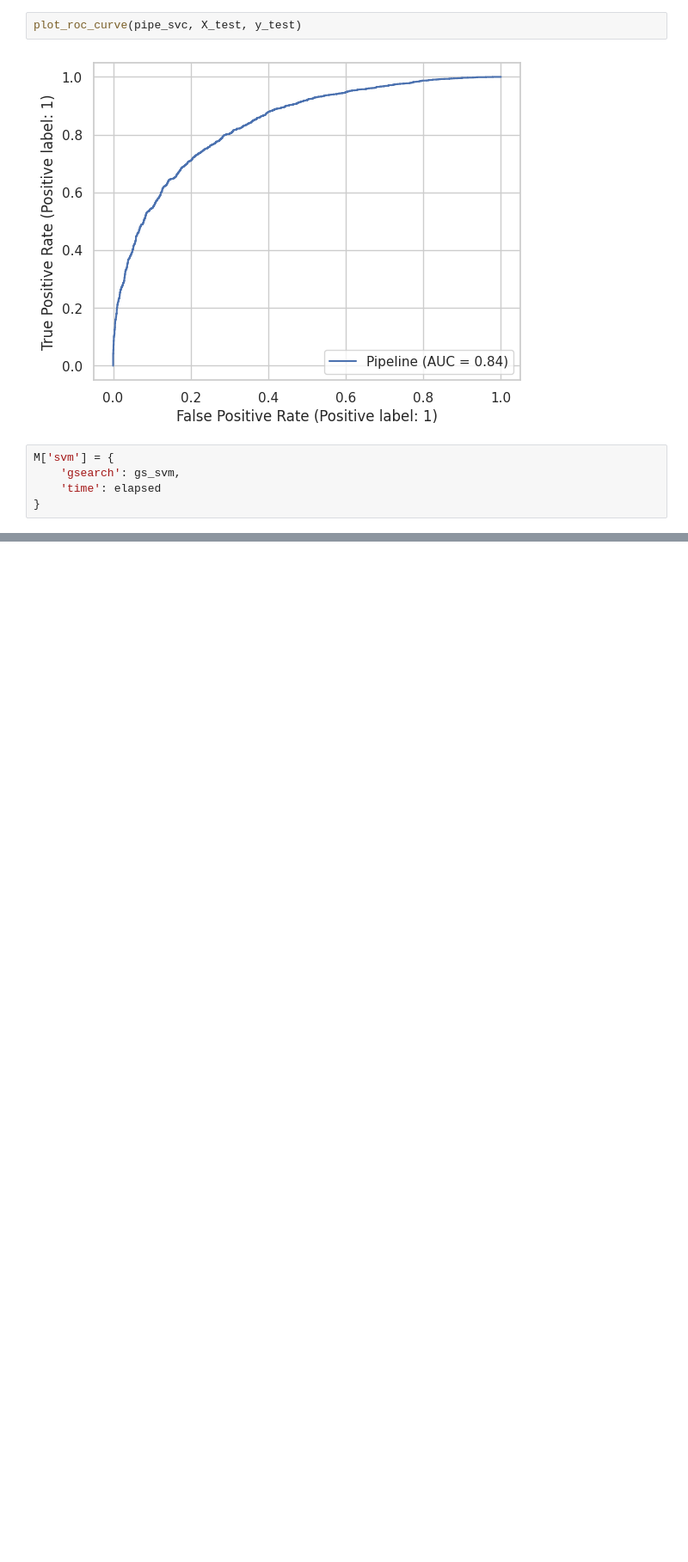
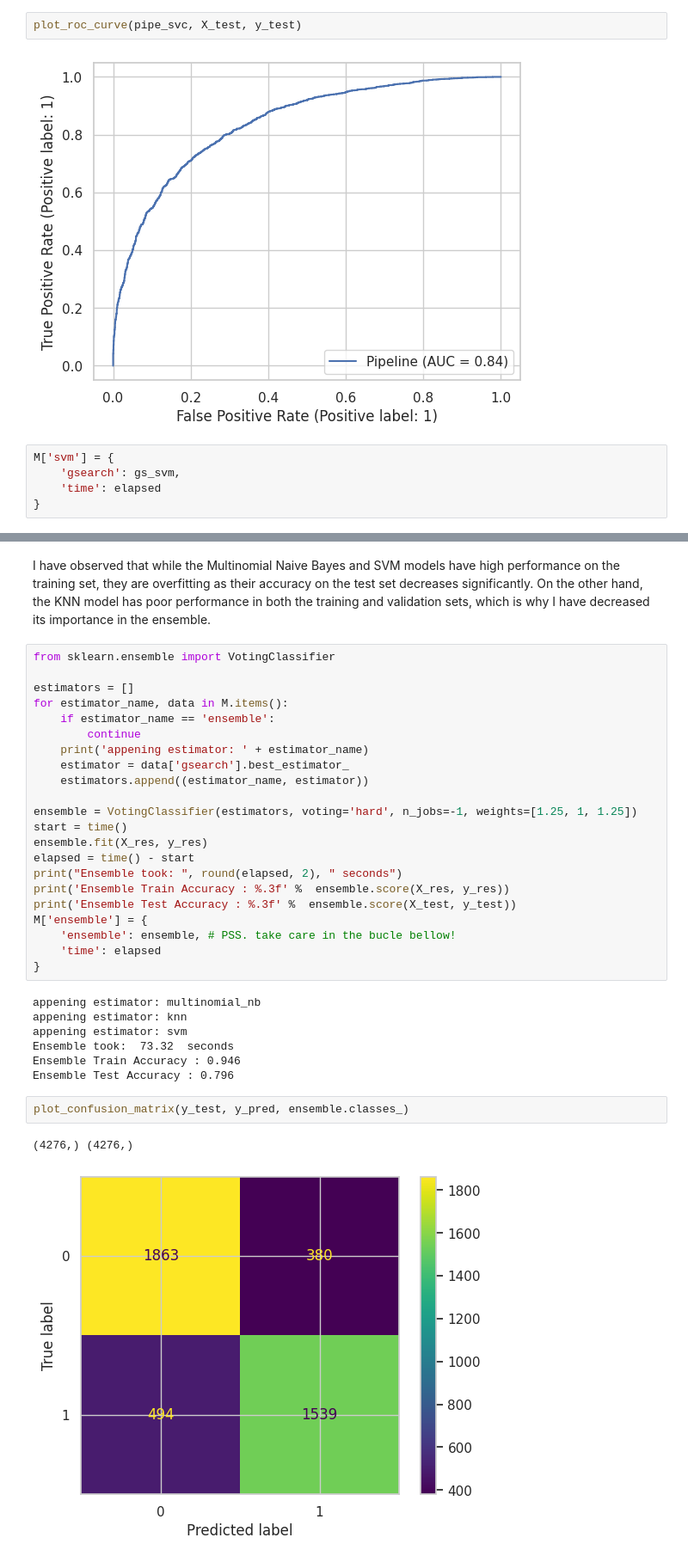
Before and after one commit to wilberquito/Sarcasm-Detector, a Jupyter notebook: Code/detection.ipynb, the cells around one changed output, grey strips where cells are left out. Shown at 86% size. Saved outputs shown, nothing was run; the diff lists cells and outputs as text; blank space fills up the shorter version.

```diff
--- a/Code/detection.ipynb
+++ b/Code/detection.ipynb
@@ -761,0 +725,36 @@ LAST DUMP
+# %% [markdown]
+I have observed that while the Multinomial Naive Bayes and SVM models have high performance on the training set, they are overfitting as their accuracy on the test set decreases significantly. On the other hand, the KNN model has poor performance in both the training and validation sets, which is why I have decreased its importance in the ensemble.
+# %%
+from sklearn.ensemble import VotingClassifier
+
+estimators = []
+for estimator_name, data in M.items():
+    if estimator_name == 'ensemble':
+        continue
+    print('appening estimator: ' + estimator_name)
+    estimator = data['gsearch'].best_estimator_
+    estimators.append((estimator_name, estimator))
+
+ensemble = VotingClassifier(estimators, voting='hard', n_jobs=-1, weights=[1.25, 1, 1.25])
+start = time()
+ensemble.fit(X_res, y_res)
+elapsed = time() - start
+print("Ensemble took: ", round(elapsed, 2), " seconds")
+print('Ensemble Train Accuracy : %.3f' %  ensemble.score(X_res, y_res))
+print('Ensemble Test Accuracy : %.3f' %  ensemble.score(X_test, y_test))
+M['ensemble'] = {
+    'ensemble': ensemble, # PSS. take care in the bucle bellow!
+    'time': elapsed
+}
+# %% [output]
+appening estimator: multinomial_nb
+appening estimator: knn
+appening estimator: svm
+Ensemble took:  73.32  seconds
+Ensemble Train Accuracy : 0.946
+Ensemble Test Accuracy : 0.796
+# %%
+plot_confusion_matrix(y_test, y_pred, ensemble.classes_)
+# %% [output]
+(4276,) (4276,)
+[figure, added]
```
Also changed, not shown: parts of 34 cells of this notebook, 1 other file.
